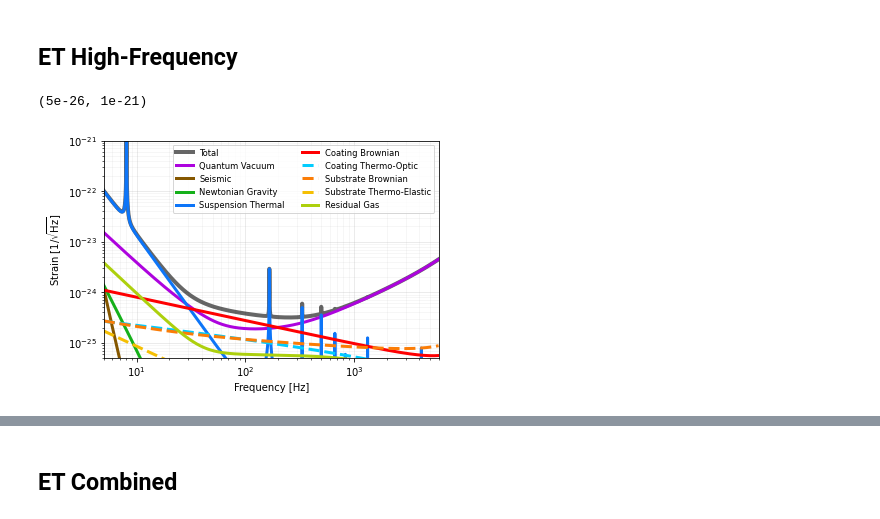
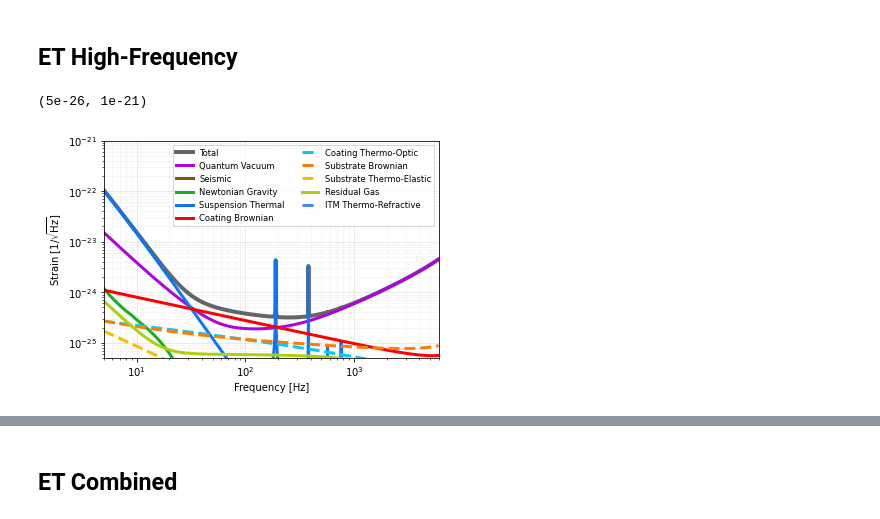
Before and after one commit to janosch314/GWINC_ET, a Jupyter notebook: Run.ipynb, the cells around one changed output, grey strips where cells are left out. Cells and saved outputs as stored; diff of their text form; code cells hidden in the pictures.

```diff
--- a/Run.ipynb
+++ b/Run.ipynb
@@ -15,10 +16,11 @@ import gwinc
 ## ET High-Frequency
 # %%
 budgetHF = gwinc.load_budget('ETHF')
+budgetHF.ifo.Suspension.Optcyl=0
 tracesHF = budgetHF.run()
 fig = gwinc.plot_budget(tracesHF)
 plt.ylabel('Strain [$1 / \sqrt{\mathrm{Hz}}$]')
 plt.ylim([5e-26, 1e-21])
 # %% [output]
 (5e-26, 1e-21)
-[figure, old version]
+[figure, new version]
```
Also changed, not shown: parts of 8 cells of this notebook, 13 other files.
